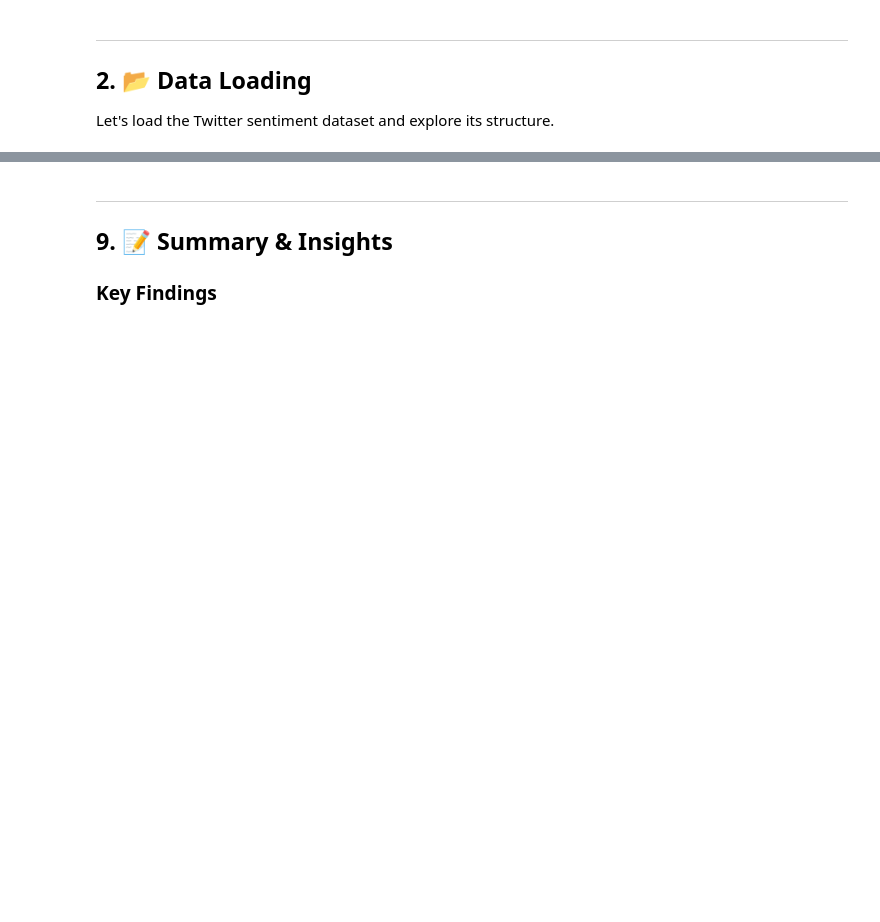
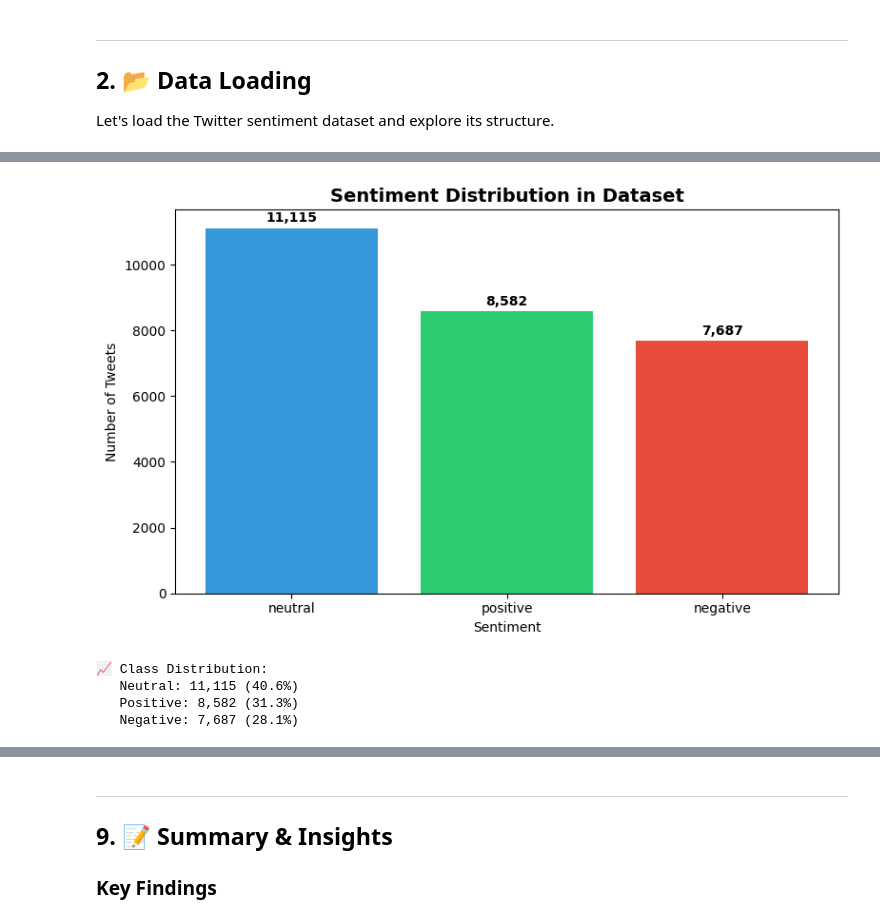
Before and after one commit to Ajay-devs/LLM-embedding, a Jupyter notebook: Sentiment_Classification_Embeddings.ipynb, the cells around one changed output, grey strips where cells are left out. Cells and saved outputs as stored; diff of their text form; code cells hidden in the pictures; blank space fills up the shorter version.

```diff
--- a/Sentiment_Classification_Embeddings.ipynb
+++ b/Sentiment_Classification_Embeddings.ipynb
@@ -1158,0 +65,8 @@ fig.show()
+# %%
+# Load the dataset
+DATA_URL = "https://nkb-backend-ccbp-media-static.s3-ap-south-1.amazonaws.com/ccbp_beta/media/content_loading/uploads/070be49c-5f5d-4030-bedc-53fc7582a602_Tweets_1.csv"
+df = pd.read_csv(DATA_URL)
+
+print(f"📊 Dataset loaded successfully!")
+print(f"   Total tweets: {len(df):,}")
+print(f"   Columns: {list(df.columns)}")
@@ -1158,0 +119,28 @@ fig.show()
+# %%
+# Sentiment Distribution Bar Chart
+sentiment_counts = df['sentiment'].value_counts()
+colors_map = {'positive': '#2ecc71', 'negative': '#e74c3c', 'neutral': '#3498db'}
+
+fig, ax = plt.subplots(figsize=(8, 5))
+bars = ax.bar(sentiment_counts.index, sentiment_counts.values,
+              color=[colors_map[s] for s in sentiment_counts.index])
+ax.set_title('📊 Sentiment Distribution in Dataset', fontsize=14, fontweight='bold')
+ax.set_xlabel('Sentiment')
+ax.set_ylabel('Number of Tweets')
+for bar, val in zip(bars, sentiment_counts.values):
+    ax.text(bar.get_x() + bar.get_width()/2., bar.get_height() + 100,
+            f'{val:,}', ha='center', va='bottom', fontweight='bold')
+plt.tight_layout()
+plt.show()
+
+# Print statistics
+print("\n📈 Class Distribution:")
+total = len(df)
+for sentiment, count in sentiment_counts.items():
+    print(f"   {sentiment.capitalize()}: {count:,} ({count/total*100:.1f}%)")
+# %% [output]
+[figure, added]
+📈 Class Distribution:
+   Neutral: 11,115 (40.6%)
+   Positive: 8,582 (31.3%)
+   Negative: 7,687 (28.1%)
```
Also changed, not shown: parts of 72 cells of this notebook, 1 other file.
